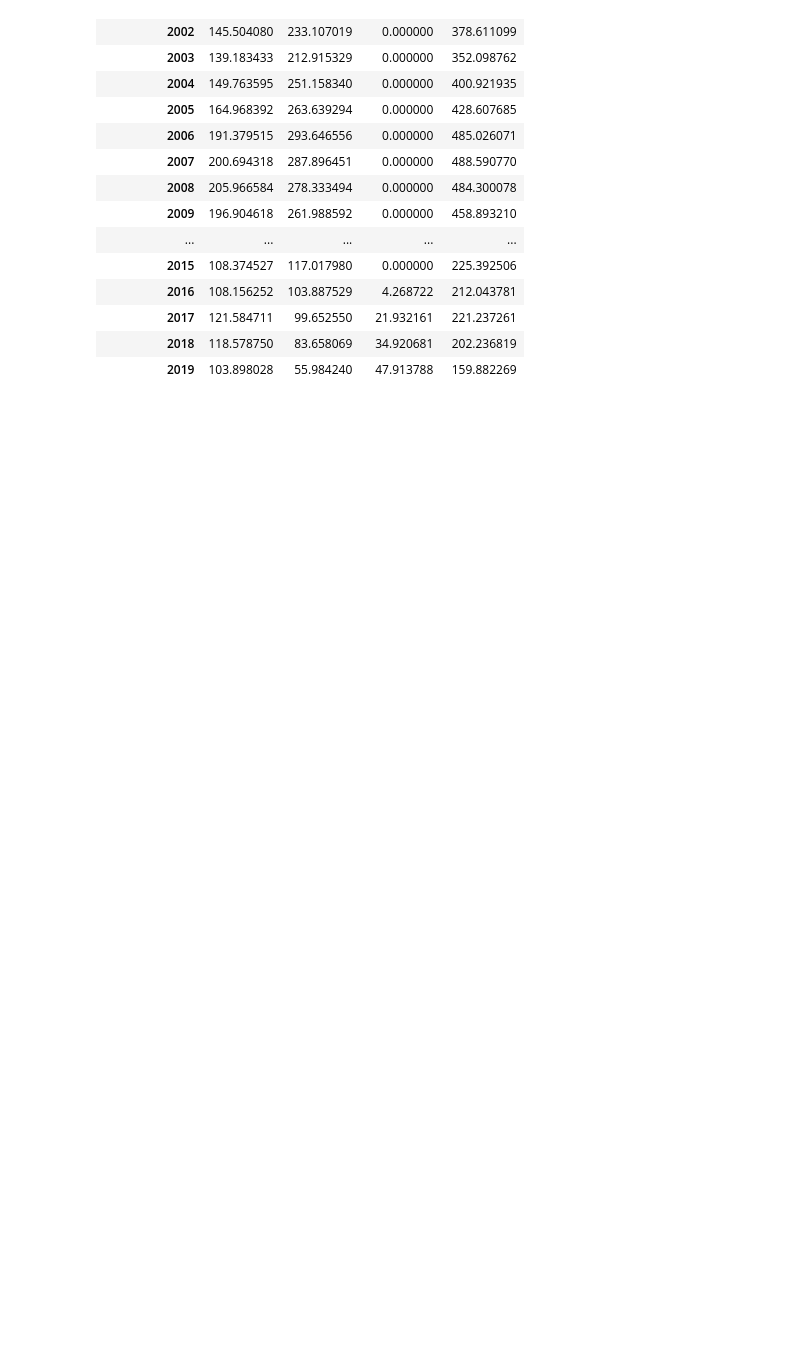
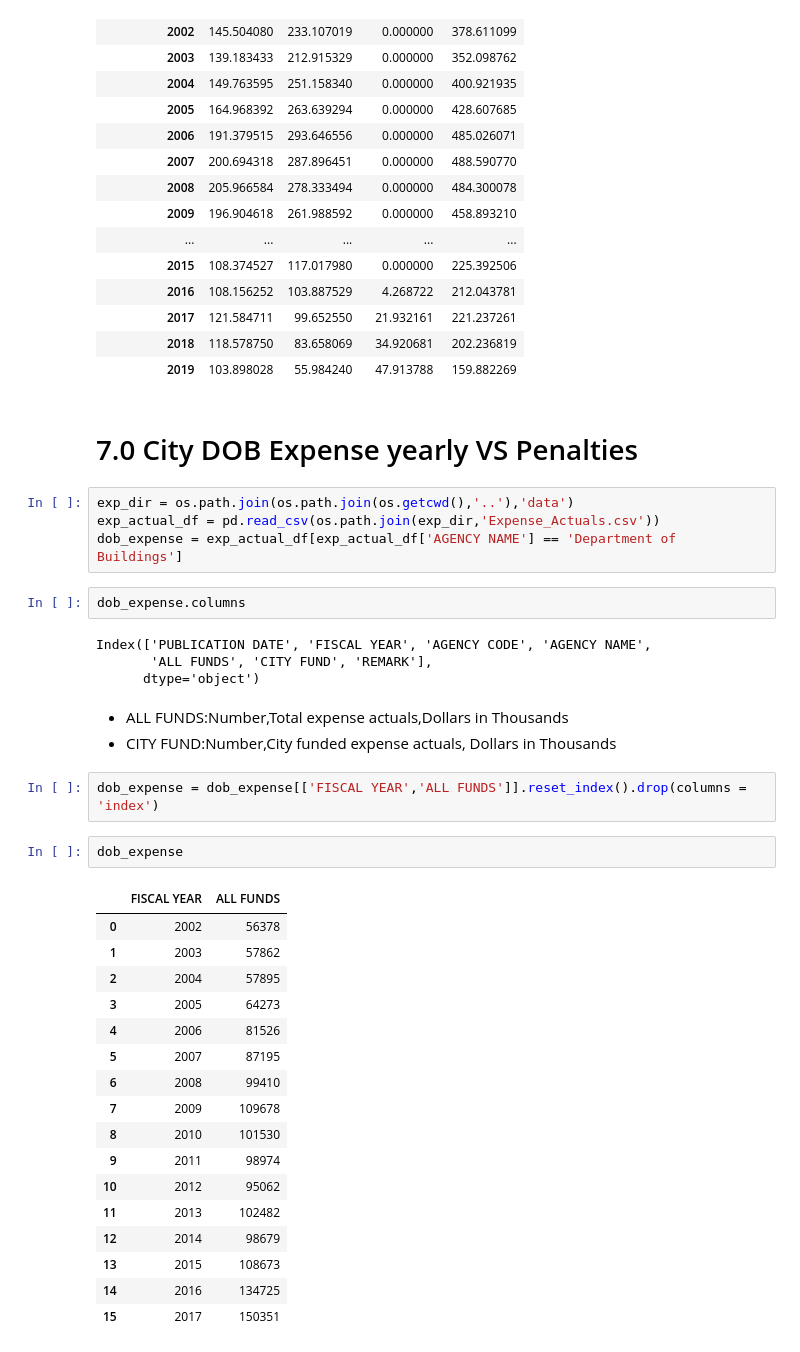
Before and after one commit to lermana/nyc_dob_analysis, a Jupyter notebook: notebooks/violations.ipynb, the cells around one changed output. Cells and saved outputs as stored; diff of their text form; blank space fills up the shorter version.

```diff
--- a/notebooks/violations.ipynb
+++ b/notebooks/violations.ipynb
@@ -956,3 +969,40 @@ to_plot.drop(["to_plt_lower_band","to_plt_upper_band"], axis=1)
 | 2017 | 121.584711 | 99.652550 | 21.932161 | 221.237261 |
 | 2018 | 118.578750 | 83.658069 | 34.920681 | 202.236819 |
 | 2019 | 103.898028 | 55.984240 | 47.913788 | 159.882269 |
+# %% [markdown]
+# 7.0 City DOB Expense yearly VS Penalties
+# %%
+exp_dir = os.path.join(os.path.join(os.getcwd(),'..'),'data')
+exp_actual_df = pd.read_csv(os.path.join(exp_dir,'Expense_Actuals.csv'))
+dob_expense = exp_actual_df[exp_actual_df['AGENCY NAME'] == 'Department of Buildings']
+# %%
+dob_expense.columns
+# %% [output]
+Index(['PUBLICATION DATE', 'FISCAL YEAR', 'AGENCY CODE', 'AGENCY NAME',
+       'ALL FUNDS', 'CITY FUND', 'REMARK'],
+      dtype='object')
+# %% [markdown]
+- ALL FUNDS:Number,Total expense actuals,Dollars in Thousands
+- CITY FUND:Number,City funded expense actuals, Dollars in Thousands
+# %%
+dob_expense = dob_expense[['FISCAL YEAR','ALL FUNDS']].reset_index().drop(columns = 'index')
+# %%
+dob_expense
+# %% [output]
+|  | FISCAL YEAR | ALL FUNDS |
+| 0 | 2002 | 56378 |
+| 1 | 2003 | 57862 |
+| 2 | 2004 | 57895 |
+| 3 | 2005 | 64273 |
+| 4 | 2006 | 81526 |
+| 5 | 2007 | 87195 |
+| 6 | 2008 | 99410 |
+| 7 | 2009 | 109678 |
+| 8 | 2010 | 101530 |
+| 9 | 2011 | 98974 |
+| 10 | 2012 | 95062 |
+| 11 | 2013 | 102482 |
+| 12 | 2014 | 98679 |
+| 13 | 2015 | 108673 |
+| 14 | 2016 | 134725 |
+| 15 | 2017 | 150351 |
```
Also changed, not shown: parts of 15 cells of this notebook.
